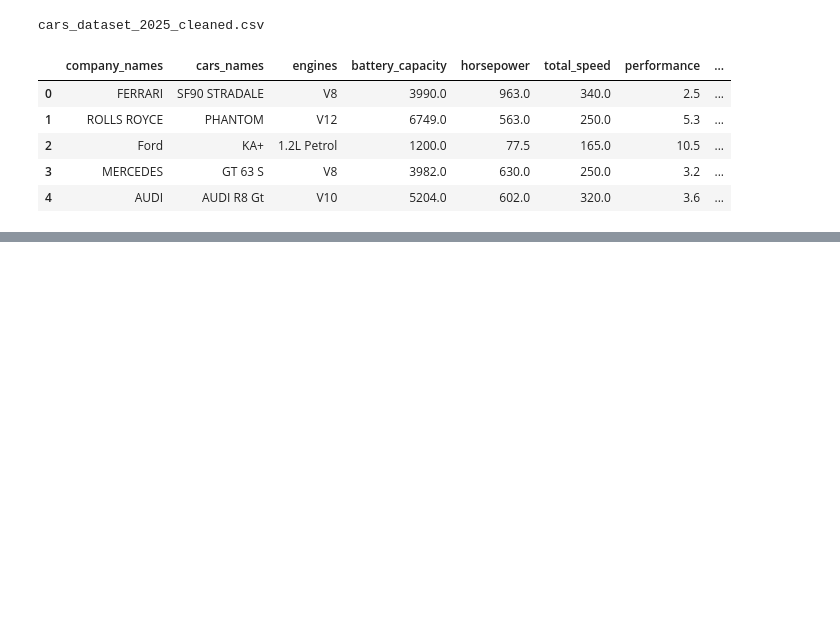
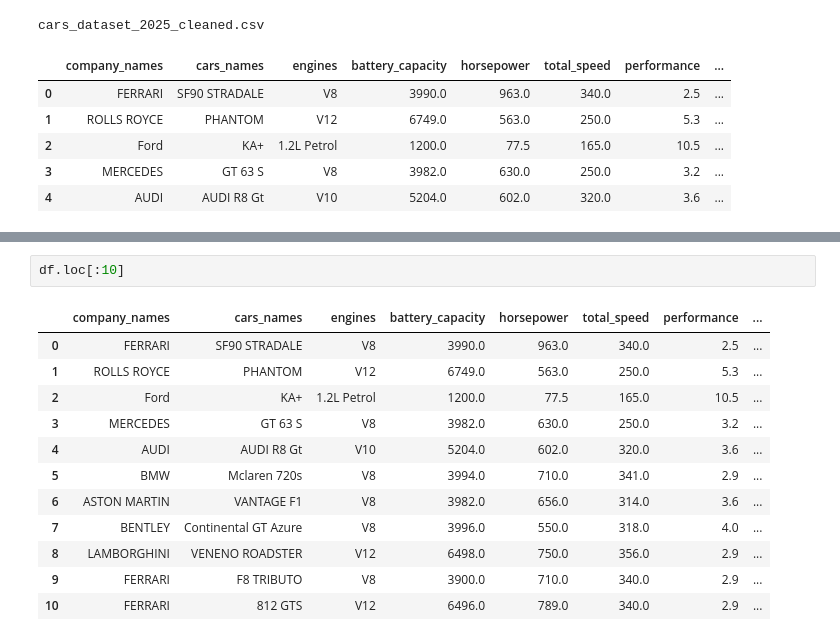
Before and after one commit to Srushti-17/Cars-Data-Analysis-using-Python-SQL, a Jupyter notebook: carsdataset_cleaning.ipynb, the cells around one changed output, grey strips where cells are left out. Cells and saved outputs as stored; diff of their text form; blank space fills up the shorter version.

```diff
--- a/carsdataset_cleaning.ipynb
+++ b/carsdataset_cleaning.ipynb
@@ -125,0 +117,15 @@ df.tail()
+# %%
+df.loc[:10]
+# %% [output]
+|  | company_names | cars_names | engines | battery_capacity | horsepower | total_speed | performance | ... |
+| 0 | FERRARI | SF90 STRADALE | V8 | 3990.0 | 963.0 | 340.0 | 2.5 | ... |
+| 1 | ROLLS ROYCE | PHANTOM | V12 | 6749.0 | 563.0 | 250.0 | 5.3 | ... |
+| 2 | Ford | KA+ | 1.2L Petrol | 1200.0 | 77.5 | 165.0 | 10.5 | ... |
+| 3 | MERCEDES | GT 63 S | V8 | 3982.0 | 630.0 | 250.0 | 3.2 | ... |
+| 4 | AUDI | AUDI R8 Gt | V10 | 5204.0 | 602.0 | 320.0 | 3.6 | ... |
+| 5 | BMW | Mclaren 720s | V8 | 3994.0 | 710.0 | 341.0 | 2.9 | ... |
+| 6 | ASTON MARTIN | VANTAGE F1 | V8 | 3982.0 | 656.0 | 314.0 | 3.6 | ... |
+| 7 | BENTLEY | Continental GT Azure | V8 | 3996.0 | 550.0 | 318.0 | 4.0 | ... |
+| 8 | LAMBORGHINI | VENENO ROADSTER | V12 | 6498.0 | 750.0 | 356.0 | 2.9 | ... |
+| 9 | FERRARI | F8 TRIBUTO | V8 | 3900.0 | 710.0 | 340.0 | 2.9 | ... |
+| 10 | FERRARI | 812 GTS | V12 | 6496.0 | 789.0 | 340.0 | 2.9 | ... |
```
Also changed, not shown: parts of 5 cells of this notebook.
